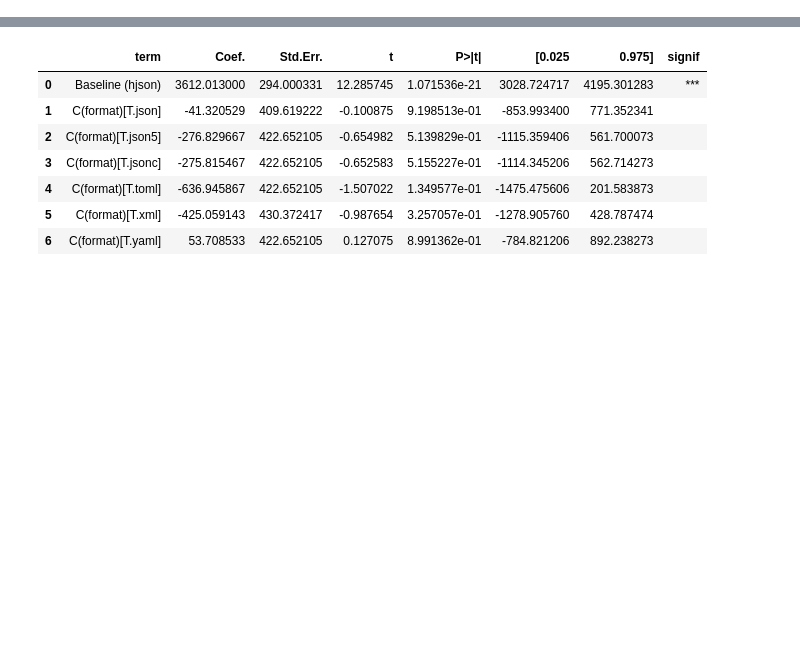
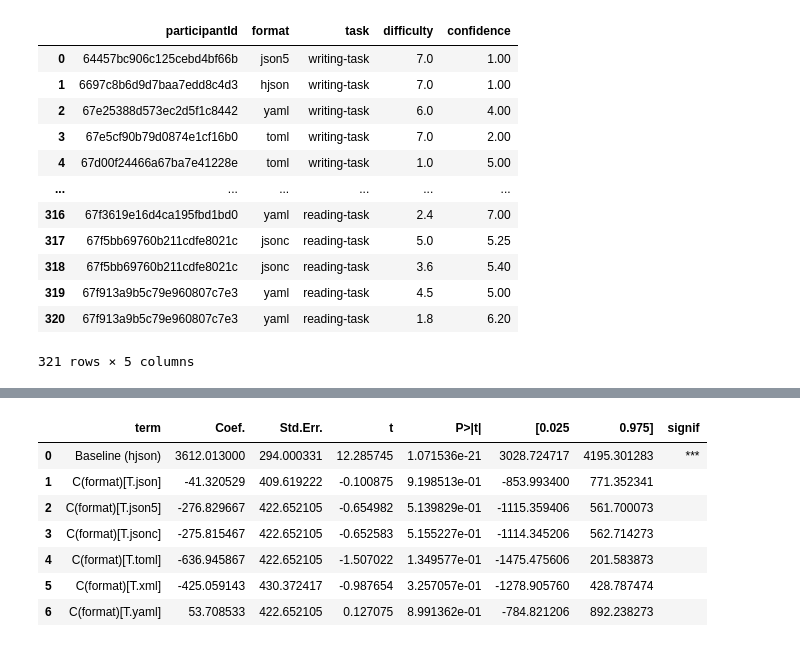
Before and after one commit to shiyihe-neko/VIS_RESULT, a Jupyter notebook: time_analysis.ipynb, the cells around one changed output, grey strips where cells are left out. Cells and saved outputs as stored; diff of their text form; code cells hidden in the pictures; blank space fills up the shorter version.

```diff
--- a/time_analysis.ipynb
+++ b/time_analysis.ipynb
@@ -1,19 +46,42 @@
 # %%
 import pandas as pd
 import numpy as np
 from scipy.stats import (
     f_oneway, kruskal, shapiro, levene,
     mannwhitneyu
 )
 from statsmodels.formula.api import ols
 from statsmodels.stats.multicomp import pairwise_tukeyhsd
 from itertools import combinations
 import matplotlib.pyplot as plt
 import seaborn as sns
 
 
 
-config_time=pd.read_csv('/Users/shiyihe/Desktop/VIS_RESULT/0_task_time_config.csv')
+config_time=pd.read_csv('/Users/shiyihe/Desktop/VIS_RESULT/3_dc_agg_result_tabular.csv')
+# tabular_time=pd.read_csv('/Users/shiyihe/Desktop/VIS_RESULT/0_task_time_tabular.csv')
+# config_time=pd.concat([config,tabular_time])
+config_time['task'] = config_time['task'].replace({
+    'writing-task-tabular': 'writing-task',
+    'modifying-task-tabular': 'reading-task',
+    'reading-task-tabular': 'reading-task'
+})
+config_time_clean=config_time
+config_time_clean
+# %% [output]
+|  | participantId | format | task | difficulty | confidence |
+| 0 | 64457bc906c125cebd4bf66b | json5 | writing-task | 7.0 | 1.00 |
+| 1 | 6697c8b6d9d7baa7edd8c4d3 | hjson | writing-task | 7.0 | 1.00 |
+| 2 | 67e25388d573ec2d5f1c8442 | yaml | writing-task | 6.0 | 4.00 |
+| 3 | 67e5cf90b79d0874e1cf16b0 | toml | writing-task | 7.0 | 2.00 |
+| 4 | 67d00f24466a67ba7e41228e | toml | writing-task | 1.0 | 5.00 |
+| ... | ... | ... | ... | ... | ... |
+| 316 | 67f3619e16d4ca195fbd1bd0 | yaml | reading-task | 2.4 | 7.00 |
+| 317 | 67f5bb69760b211cdfe8021c | jsonc | reading-task | 5.0 | 5.25 |
+| 318 | 67f5bb69760b211cdfe8021c | jsonc | reading-task | 3.6 | 5.40 |
+| 319 | 67f913a9b5c79e960807c7e3 | yaml | reading-task | 4.5 | 5.00 |
+| 320 | 67f913a9b5c79e960807c7e3 | yaml | reading-task | 1.8 | 6.20 |
+321 rows × 5 columns
 # %%
 config_time_only=config_time[['participantId','task','duration_sec','format']][config_time['task'] != 'unqualified']
 
```
Also changed, not shown: parts of 11 cells of this notebook, 24 other files.
